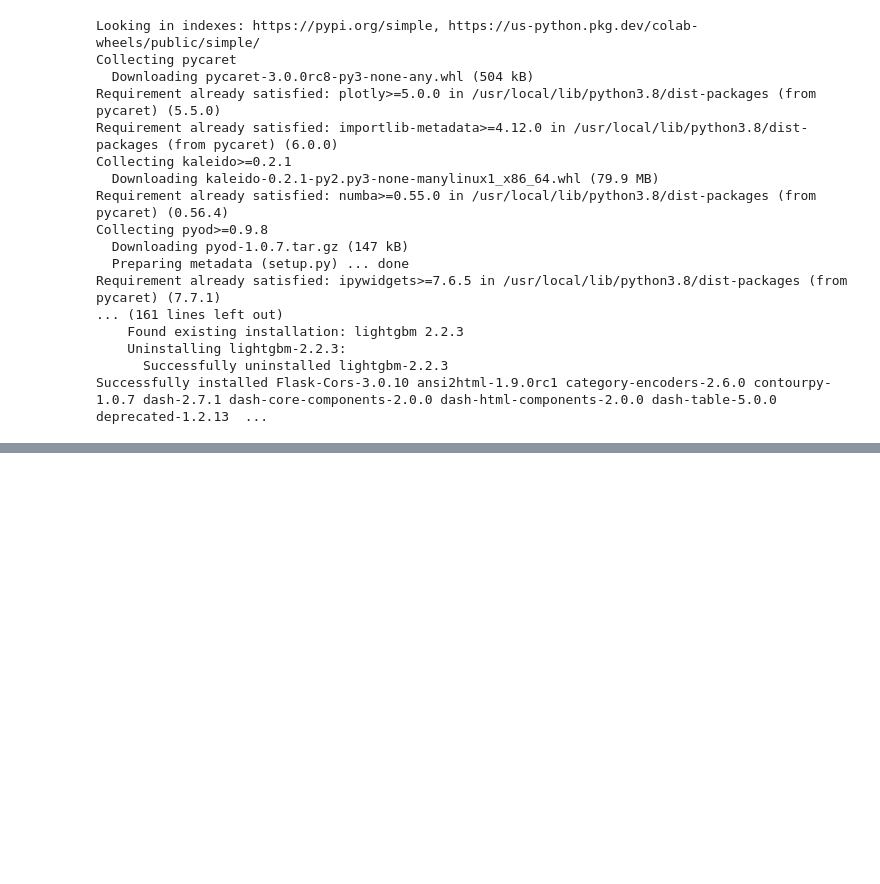
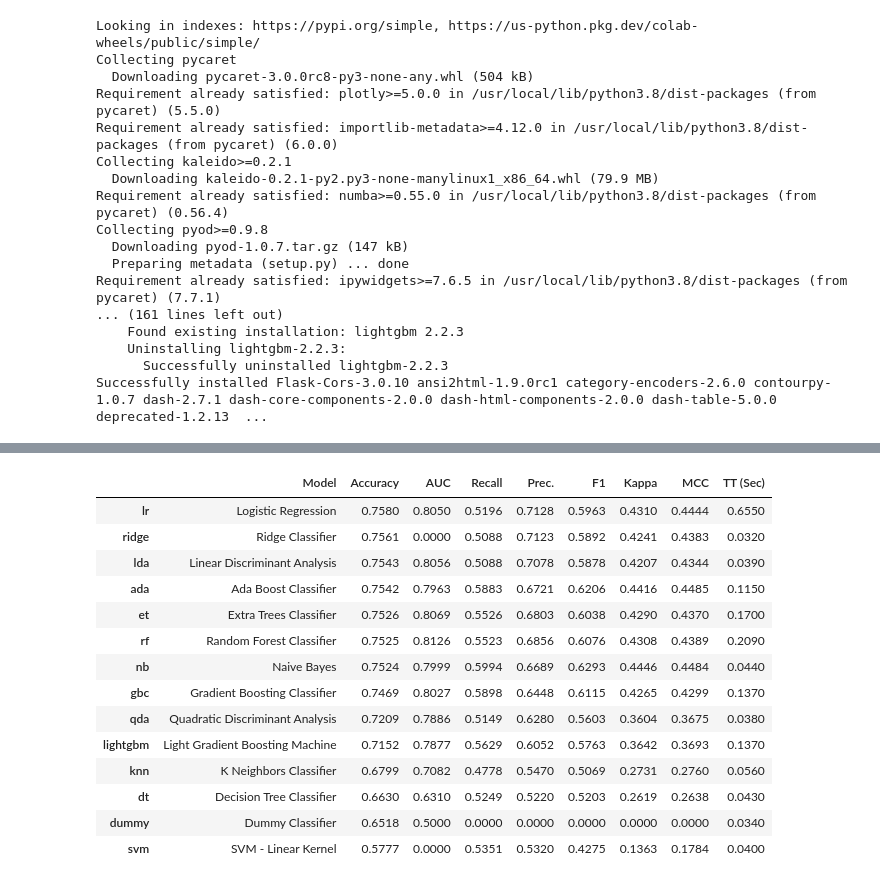
Before and after one commit to menpente/sandbox, a Jupyter notebook: pycaret_sandbox.ipynb, the cells around one changed output, grey strips where cells are left out. Saved outputs shown, nothing was run; the diff lists cells and outputs as text; code cells hidden in the pictures; blank space fills up the shorter version.

```diff
--- a/pycaret_sandbox.ipynb
+++ b/pycaret_sandbox.ipynb
@@ -22,0 +54,3 @@ Successfully installed Flask-Cors-3.0.10 ansi2html-1.9.0rc1 category-encoders-2.
+# %%
+best = compare_models()
+# %% [output]
@@ -22,0 +58,15 @@ Successfully installed Flask-Cors-3.0.10 ansi2html-1.9.0rc1 category-encoders-2.
+|  | Model | Accuracy | AUC | Recall | Prec. | F1 | Kappa | MCC | TT (Sec) |
+| lr | Logistic Regression | 0.7580 | 0.8050 | 0.5196 | 0.7128 | 0.5963 | 0.4310 | 0.4444 | 0.6550 |
+| ridge | Ridge Classifier | 0.7561 | 0.0000 | 0.5088 | 0.7123 | 0.5892 | 0.4241 | 0.4383 | 0.0320 |
+| lda | Linear Discriminant Analysis | 0.7543 | 0.8056 | 0.5088 | 0.7078 | 0.5878 | 0.4207 | 0.4344 | 0.0390 |
+| ada | Ada Boost Classifier | 0.7542 | 0.7963 | 0.5883 | 0.6721 | 0.6206 | 0.4416 | 0.4485 | 0.1150 |
+| et | Extra Trees Classifier | 0.7526 | 0.8069 | 0.5526 | 0.6803 | 0.6038 | 0.4290 | 0.4370 | 0.1700 |
+| rf | Random Forest Classifier | 0.7525 | 0.8126 | 0.5523 | 0.6856 | 0.6076 | 0.4308 | 0.4389 | 0.2090 |
+| nb | Naive Bayes | 0.7524 | 0.7999 | 0.5994 | 0.6689 | 0.6293 | 0.4446 | 0.4484 | 0.0440 |
+| gbc | Gradient Boosting Classifier | 0.7469 | 0.8027 | 0.5898 | 0.6448 | 0.6115 | 0.4265 | 0.4299 | 0.1370 |
+| qda | Quadratic Discriminant Analysis | 0.7209 | 0.7886 | 0.5149 | 0.6280 | 0.5603 | 0.3604 | 0.3675 | 0.0380 |
+| lightgbm | Light Gradient Boosting Machine | 0.7152 | 0.7877 | 0.5629 | 0.6052 | 0.5763 | 0.3642 | 0.3693 | 0.1370 |
+| knn | K Neighbors Classifier | 0.6799 | 0.7082 | 0.4778 | 0.5470 | 0.5069 | 0.2731 | 0.2760 | 0.0560 |
+| dt | Decision Tree Classifier | 0.6630 | 0.6310 | 0.5249 | 0.5220 | 0.5203 | 0.2619 | 0.2638 | 0.0430 |
+| dummy | Dummy Classifier | 0.6518 | 0.5000 | 0.0000 | 0.0000 | 0.0000 | 0.0000 | 0.0000 | 0.0340 |
+| svm | SVM - Linear Kernel | 0.5777 | 0.0000 | 0.5351 | 0.5320 | 0.4275 | 0.1363 | 0.1784 | 0.0400 |
```
Also changed, not shown: parts of 4 cells of this notebook.
